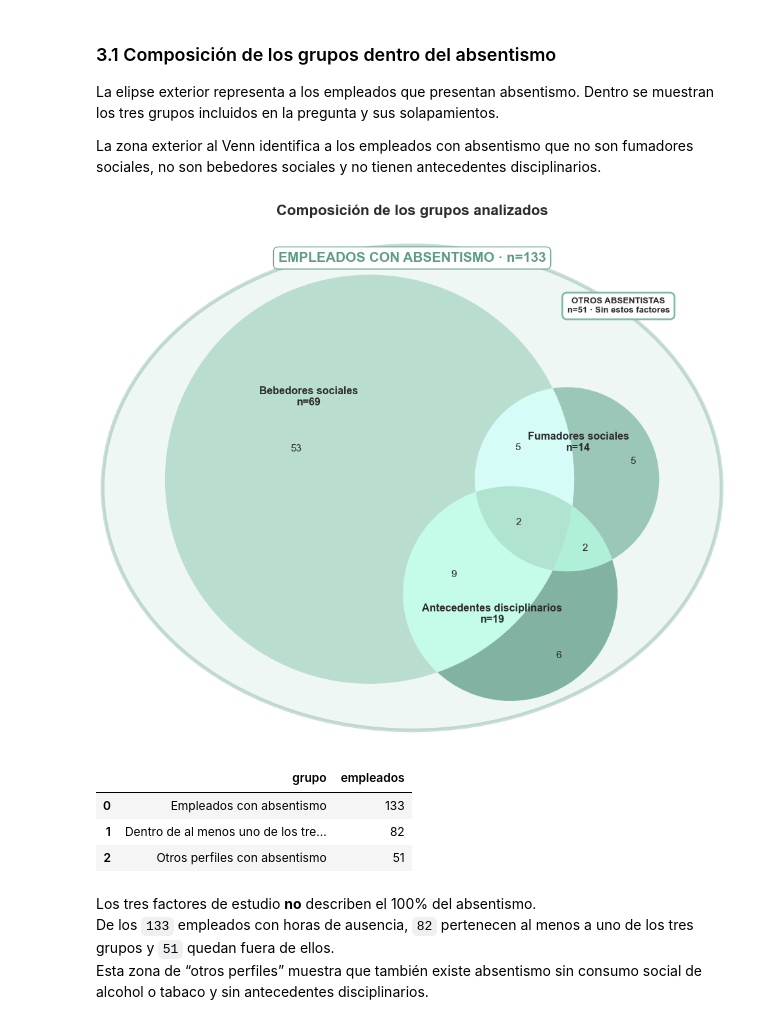
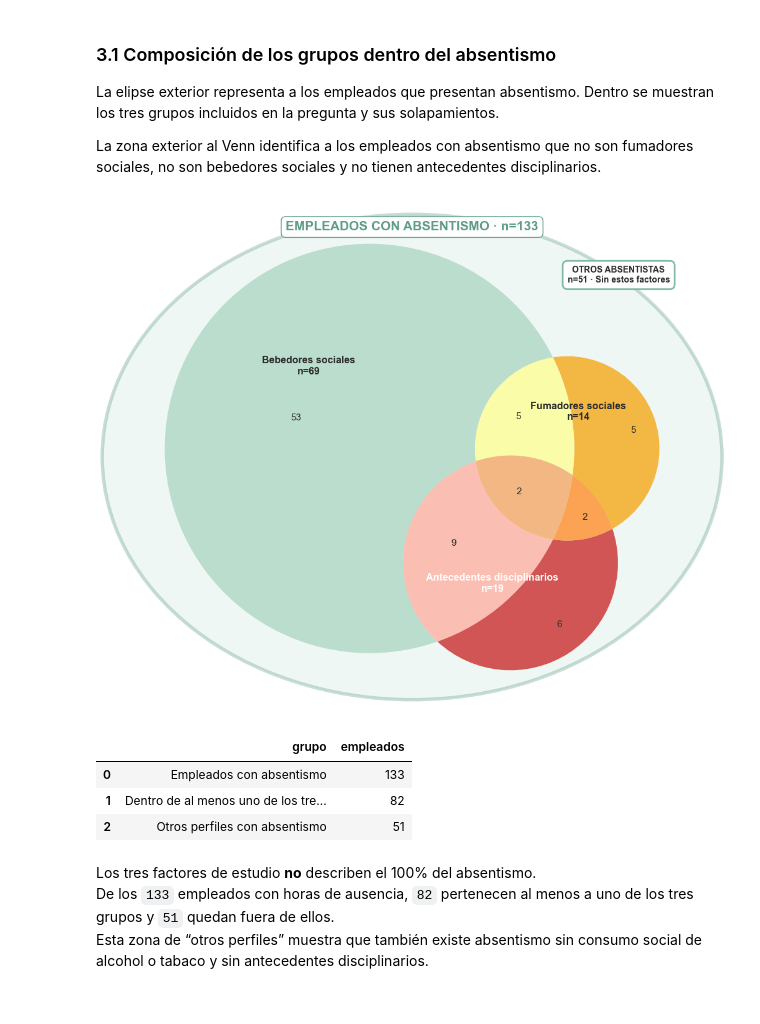
Before and after one commit to ITACADEMYprojectes/ProjecteData, a Jupyter notebook: Equip_31/Scripts/Notebooks/analisis_absentismo_Fede_08062026.ipynb, the cells around one changed output. Cells and saved outputs as stored; diff of their text form; code cells hidden in the pictures.

```diff
--- a/Equip_31/Scripts/Notebooks/analisis_absentismo_Fede_08062026.ipynb
+++ b/Equip_31/Scripts/Notebooks/analisis_absentismo_Fede_08062026.ipynb
@@ -182,6 +182,8 @@ union_factores = set_bebedores | set_fumadores | set_antecedentes
 otros_con_absentismo = ids_con_absentismo - union_factores
 
 fig, ax = plt.subplots(figsize=(12, 8.5))
+fig.patch.set_alpha(0)
+ax.set_facecolor('none')
 ax.axis('off')
 
 # El Venn se genera sin etiquetas externas; los nombres se colocan dentro.
@@ -190,8 +192,8 @@ venn = venn3(
     set_labels=('', '', ''),
     set_colors=(
         COLOR_VERDE_CLARO,
-        COLOR_VERDE_PRINCIPAL,
-        COLOR_VERDE_OSCURO
+        '#F5A20A',  # Mostaza: fumadores sociales
+        '#C71F1F'   # Rojo: antecedentes disciplinarios
     ),
     alpha=0.75,
     ax=ax
@@ -268,7 +270,7 @@ ax.text(
     va='center',
     fontsize=11.5,
     fontweight='bold',
-    color=COLOR_TEXTO
+    color='white'
 )
 
 # La caja de otros perfiles se sitúa en la zona superior derecha libre.
@@ -277,7 +279,7 @@ ax.text(
     0.86,
     f'OTROS ABSENTISTAS\nn={len(otros_con_absentismo)} · Sin estos factores',
     transform=ax.transAxes,
-    fontsize=9.5,
+    fontsize=10,
     fontweight='bold',
     color=COLOR_TEXTO,
     ha='center',
@@ -285,37 +287,42 @@ ax.text(
     bbox={
         'boxstyle': 'round,pad=0.55',
         'facecolor': 'white',
         'edgecolor': COLOR_VERDE_PRINCIPAL,
         'linewidth': 2,
         'alpha': 0.96
     }
 )
 
 ax.set_title(
-    'Composición de los grupos analizados',
-    fontsize=16,
+    '',
+    fontsize=20,
     fontweight='bold',
     color=COLOR_TEXTO,
     pad=22
 )
 plt.tight_layout()
-plt.savefig('grafica0_venn_grupos.png', dpi=150, bbox_inches='tight')
+plt.savefig(
+    'grafica0_venn_grupos.png',
+    dpi=150,
+    bbox_inches='tight',
+    transparent=True
+)
 plt.show()
 
 pd.DataFrame({
     'grupo': [
         'Empleados con absentismo',
         'Dentro de al menos uno de los tres factores',
         'Otros perfiles con absentismo'
     ],
     'empleados': [
         len(ids_con_absentismo),
         len(union_factores),
         len(otros_con_absentismo)
     ]
 })
 # %% [output]
-[figure, old version]
+[figure, new version]
 |  | grupo | empleados |
 | 0 | Empleados con absentismo | 133 |
 | 1 | Dentro de al menos uno de los tre... | 82 |
```
Also changed, not shown: parts of 21 cells of this notebook, 2 other files.
